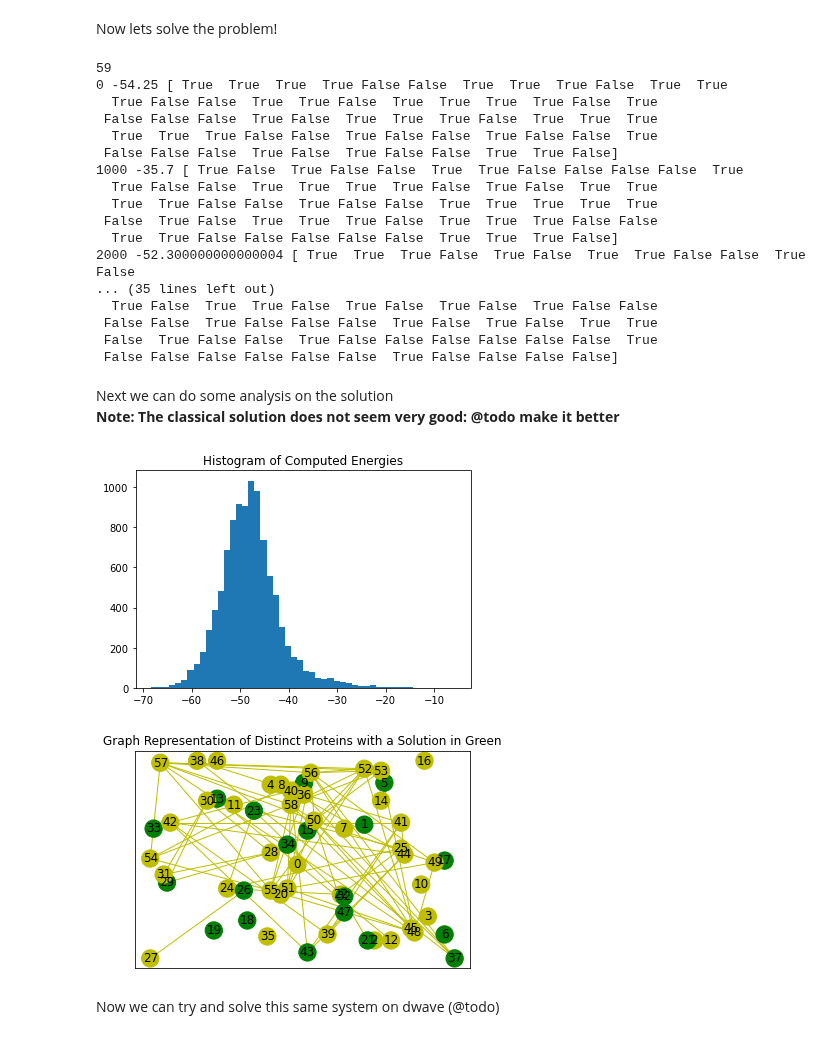
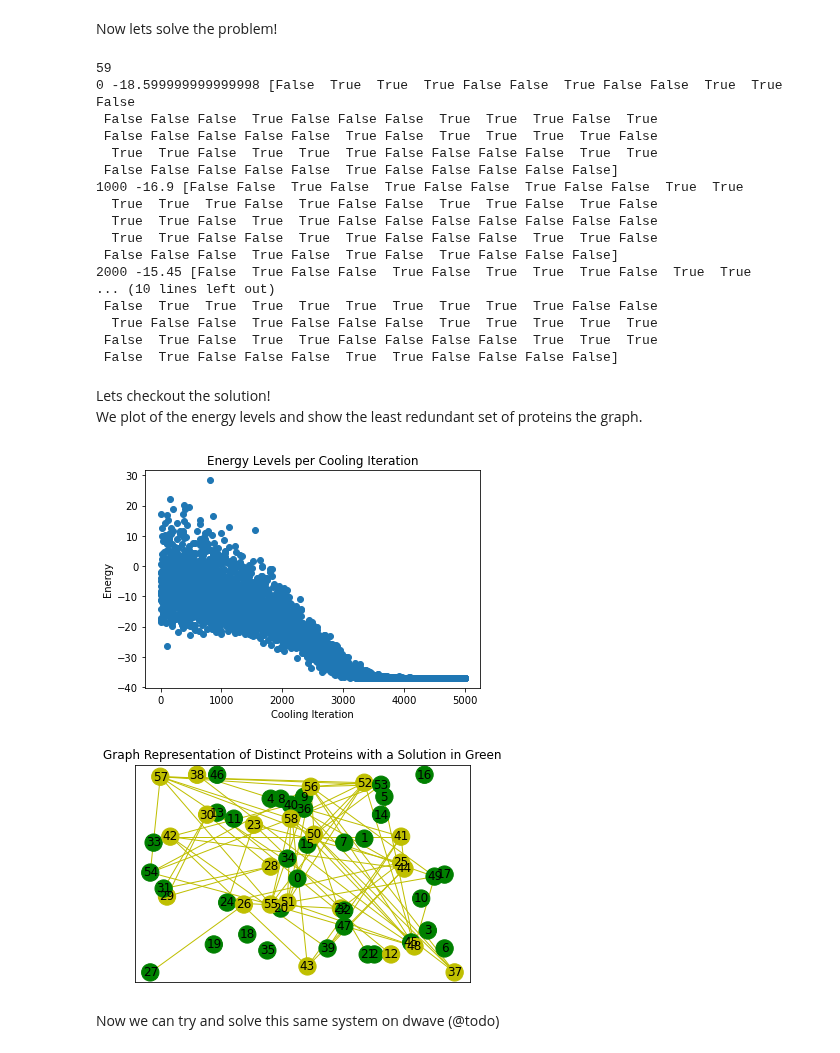
Before and after one commit to edenian/CohortProject_2021, a Jupyter notebook: Week2_Rydberg_Atoms/real_world_protein_redundancy.ipynb, the cells around one changed output. Saved outputs shown, nothing was run; the diff lists cells and outputs as text; code cells hidden in the pictures.

Commit message:
fixed classical solution of protein redundancy

```diff
--- a/Week2_Rydberg_Atoms/real_world_protein_redundancy.ipynb
+++ b/Week2_Rydberg_Atoms/real_world_protein_redundancy.ipynb
@@ -160,7 +171,7 @@ class UDMIS(AbstractUDMIS):
 # %% [markdown]
 Now lets solve the problem!
 # %%
-N = 10000
+N = 5000
 t = np.arange(N+1)
 T_i = 100
 T_f = 0.01
@@ -186,31 +197,35 @@ for t in range(N):
         print(t, E, udmis.occupations)
 # %% [output]
 59
-0 -54.25 [ True  True  True  True False False  True  True  True False  True  True
-  True False False  True  True False  True  True  True  True False  True
- False False False  True False  True  True  True False  True  True  True
-  True  True  True False False  True False False  True False False  True
- False False False  True False  True False False  True  True False]
-1000 -35.7 [ True False  True False False  True  True False False False False  True
-  True False False  True  True  True  True False  True False  True  True
-  True  True False False  True False False  True  True  True  True  True
- False  True False  True  True  True False  True  True  True False False
-  True  True False False False False False  True  True  True False]
-2000 -52.300000000000004 [ True  True  True False  True False  True  True False False  True False
-... (35 lines left out)
-  True False  True  True False  True False  True False  True False False
- False False  True False False False  True False  True False  True  True
- False  True False False  True False False False False False False  True
- False False False False False False  True False False False False]
+0 -18.599999999999998 [False  True  True  True False False  True False False  True  True False
+ False False False  True False False False  True  True  True False  True
+ False False False False False  True False  True  True  True  True False
+  True  True False  True  True  True False False False False  True  True
+ False False False False False  True False False False False False]
+1000 -16.9 [False False  True False  True False False  True False False  True  True
+  True  True  True False  True False False  True  True False  True False
+  True  True False  True  True False False False False False False False
+  True  True False False  True  True False False False  True  True False
+ False False False  True False  True False  True False False False]
+2000 -15.45 [False  True False False  True False  True  True  True False  True  True
+... (10 lines left out)
+ False  True  True  True  True  True  True  True  True  True False False
+  True False False  True False False False  True  True  True  True  True
+ False  True False  True  True False False False False  True  True  True
+ False  True False False False  True  True False False False False]
-# %% [markdown]
-Next we can do some analysis on the solution <br/>
-**Note: The classical solution does not seem very good: @todo make it better**
+# %% [markdown]
+Lets checkout the solution!
+<br/>
+We plot of the energy levels and show the least redundant set of proteins the graph.
 # %%
-plt.hist(energy_history, 50)
-plt.title('Histogram of Computed Energies')
+plt.figure()
+plt.scatter(np.arange(len(energy_history)), energy_history)
+plt.title('Energy Levels per Cooling Iteration')
+plt.xlabel('Cooling Iteration')
+plt.ylabel('Energy')
 generate_node_graph('Graph Representation of Distinct Proteins with a Solution in Green', solution_history[len(solution_history) - 1])
 # %% [output]
-[figure, old version]
+[figure, new version]
-[figure, old version]
+[figure, new version]
 # %% [markdown]
 Now we can try and solve this same system on dwave (@todo)
```
Also changed, not shown: parts of 2 cells of this notebook.
